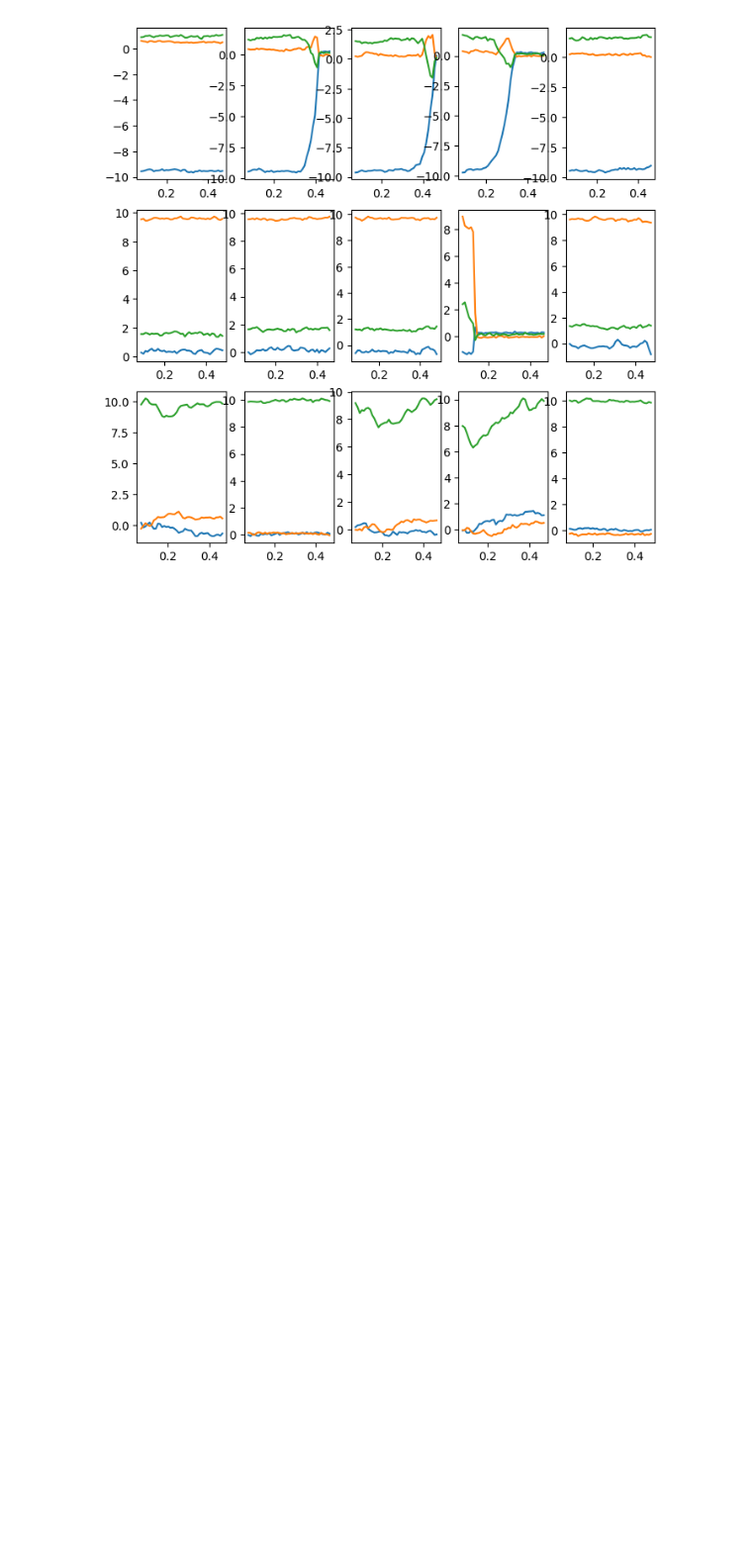
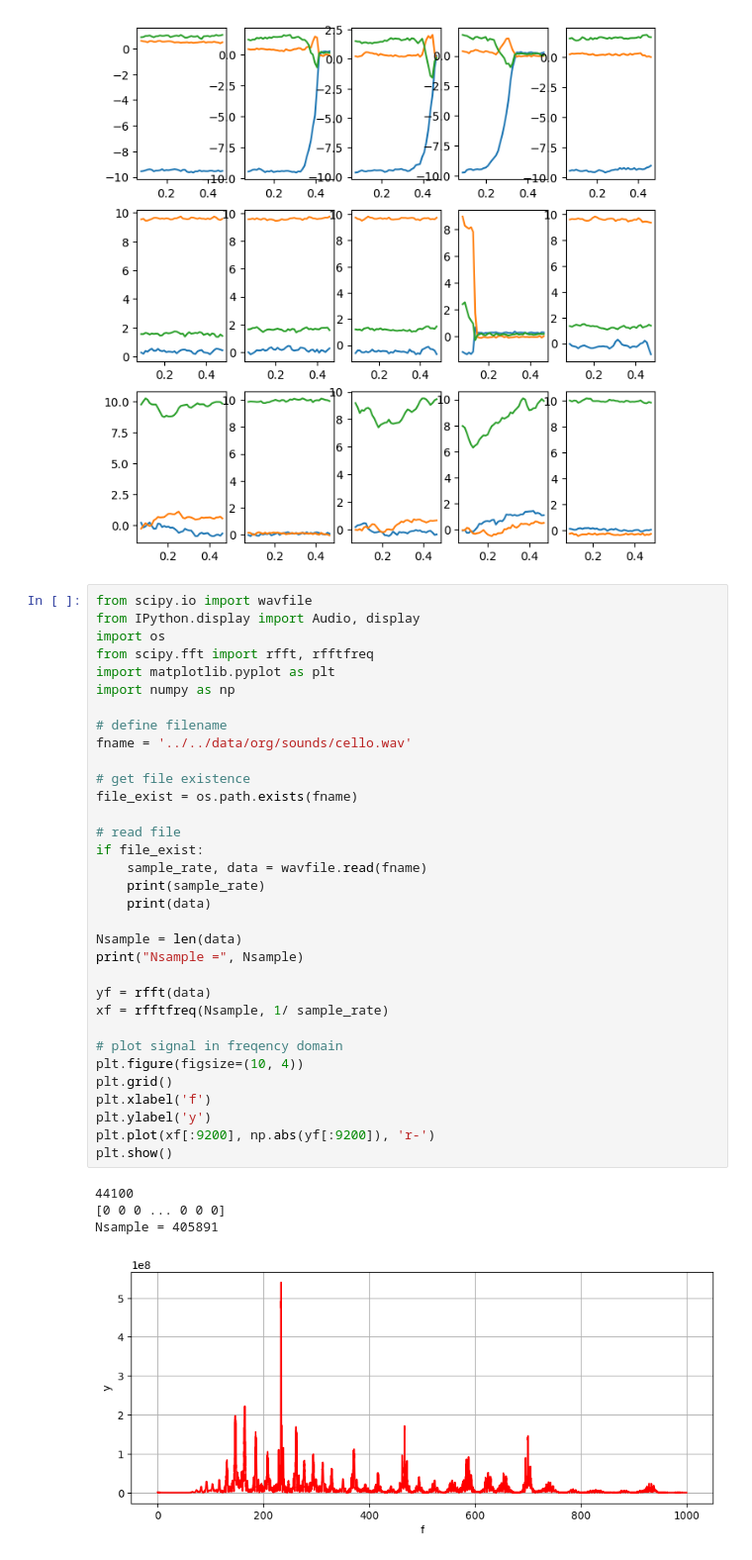
Before and after one commit to dudung/folder-as-datalake, a Jupyter notebook: src/student/view_data.ipynb, the cells around one changed output. Shown at 99% size. Saved outputs shown, nothing was run; the diff lists cells and outputs as text; blank space fills up the shorter version.

```diff
--- a/src/student/view_data.ipynb
+++ b/src/student/view_data.ipynb
@@ -82,3 +82,41 @@ for i, val in enumerate(ffp):
 plt.show()
 # %% [output]
 [figure]
+# %%
+from scipy.io import wavfile
+from IPython.display import Audio, display
+import os
+from scipy.fft import rfft, rfftfreq
+import matplotlib.pyplot as plt
+import numpy as np
+
+# define filename
+fname = '../../data/org/sounds/cello.wav'
+
+# get file existence
+file_exist = os.path.exists(fname)
+
+# read file
+if file_exist:
+    sample_rate, data = wavfile.read(fname)
+    print(sample_rate)
+    print(data)
+
+Nsample = len(data)
+print("Nsample =", Nsample)
+
+yf = rfft(data)
+xf = rfftfreq(Nsample, 1/ sample_rate)
+
+# plot signal in freqency domain
+plt.figure(figsize=(10, 4))
+plt.grid()
+plt.xlabel('f')
+plt.ylabel('y')
+plt.plot(xf[:9200], np.abs(yf[:9200]), 'r-')
+plt.show()
+# %% [output]
+44100
+[0 0 0 ... 0 0 0]
+Nsample = 405891
+[figure, added]
```
Also changed, not shown: parts of 1 cell of this notebook.
